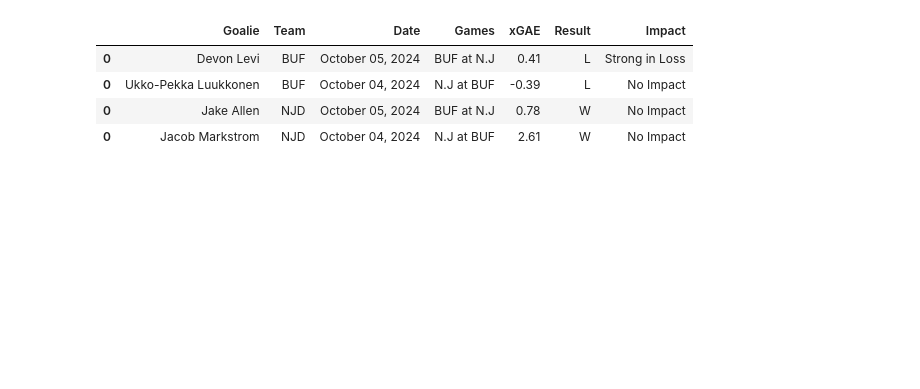
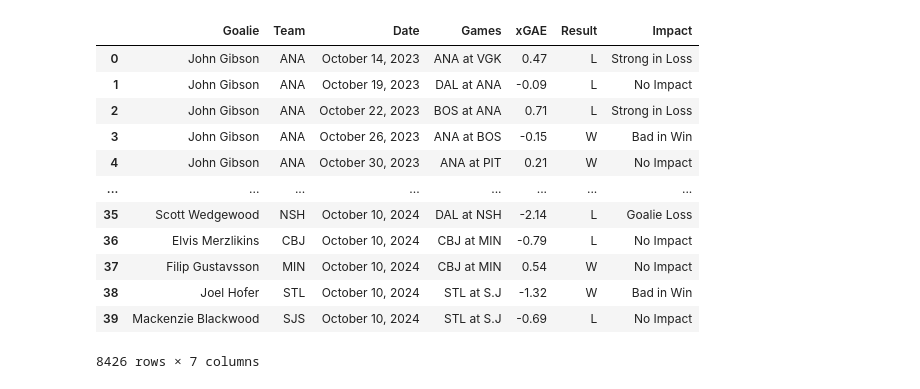
Before and after one commit to berg0804/berg0804.github.io, a Jupyter notebook: results.ipynb, the cells around one changed output. Cells and saved outputs as stored; diff of their text form; code cells hidden in the pictures; blank space fills up the shorter version.

```diff
--- a/results.ipynb
+++ b/results.ipynb
@@ -249,0 +6,5 @@ df_combined25.to_csv('2025total.csv', index=False)
+# %%
+df_combined22 = pd.read_csv('2022Total.csv')
+df_combined23 = pd.read_csv('2023Total.csv')
+df_combined = pd.read_csv('2024Total.csv')
+df_combined25 = pd.read_csv('2025Total.csv')
@@ -1380,11 +1375,19 @@ $(document).ready(function() {{
 # Save the HTML file with the styled and sortable table and dropdown
 with open('bootstrap_combined.html', 'w') as file:
     file.write(bootstrap_html)
-# %%
-df_combined25
-# %% [output]
-|  | Goalie | Team | Date | Games | xGAE | Result | Impact |
-| 0 | Devon Levi | BUF | October 05, 2024 | BUF at N.J | 0.41 | L | Strong in Loss |
-| 0 | Ukko-Pekka Luukkonen | BUF | October 04, 2024 | N.J at BUF | -0.39 | L | No Impact |
-| 0 | Jake Allen | NJD | October 05, 2024 | BUF at N.J | 0.78 | W | No Impact |
-| 0 | Jacob Markstrom | NJD | October 04, 2024 | N.J at BUF | 2.61 | W | No Impact |
+# %%
+df_combinedt
+# %% [output]
+|  | Goalie | Team | Date | Games | xGAE | Result | Impact |
+| 0 | John Gibson | ANA | October 14, 2023 | ANA at VGK | 0.47 | L | Strong in Loss |
+| 1 | John Gibson | ANA | October 19, 2023 | DAL at ANA | -0.09 | L | No Impact |
+| 2 | John Gibson | ANA | October 22, 2023 | BOS at ANA | 0.71 | L | Strong in Loss |
+| 3 | John Gibson | ANA | October 26, 2023 | ANA at BOS | -0.15 | W | Bad in Win |
+| 4 | John Gibson | ANA | October 30, 2023 | ANA at PIT | 0.21 | W | No Impact |
+| ... | ... | ... | ... | ... | ... | ... | ... |
+| 35 | Scott Wedgewood | NSH | October 10, 2024 | DAL at NSH | -2.14 | L | Goalie Loss |
+| 36 | Elvis Merzlikins | CBJ | October 10, 2024 | CBJ at MIN | -0.79 | L | No Impact |
+| 37 | Filip Gustavsson | MIN | October 10, 2024 | CBJ at MIN | 0.54 | W | No Impact |
+| 38 | Joel Hofer | STL | October 10, 2024 | STL at S.J | -1.32 | W | Bad in Win |
+| 39 | Mackenzie Blackwood | SJS | October 10, 2024 | STL at S.J | -0.69 | L | No Impact |
+8426 rows × 7 columns
```
Also changed, not shown: parts of 51 cells of this notebook, 11 other files.
